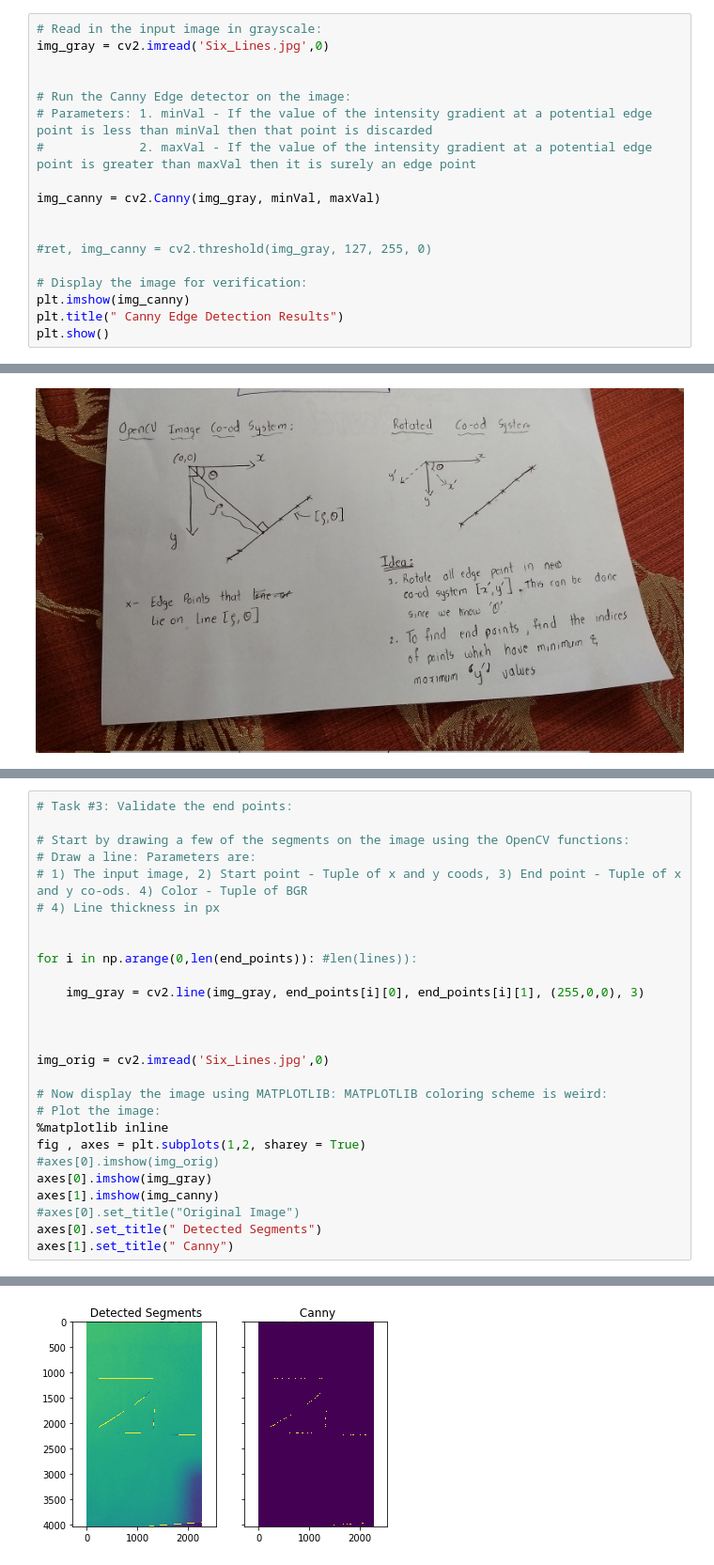
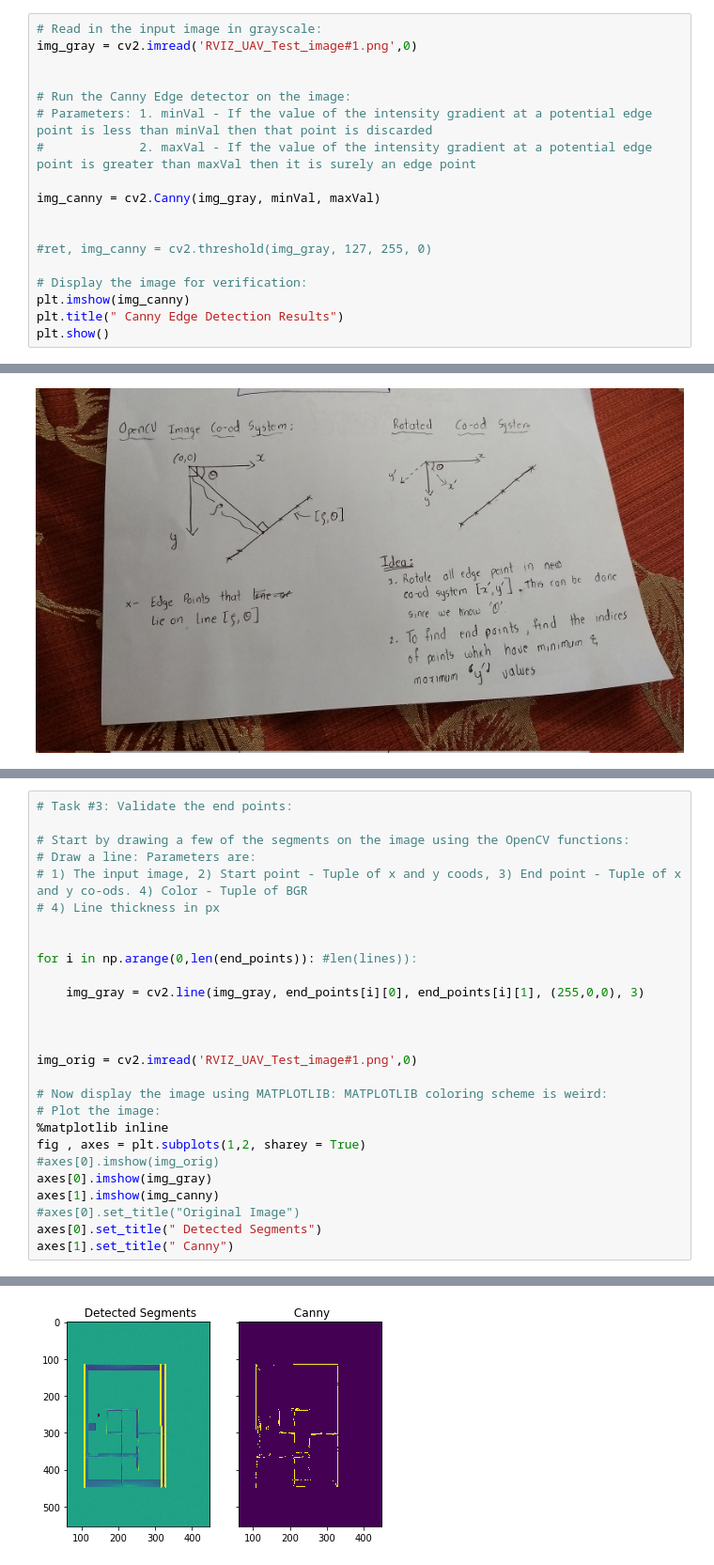
Before and after one commit to vTechSavyy/UAV_UGV_Perception_Planning, a Jupyter notebook: Perception/Custom_Hough_Transform.ipynb, the cells around one changed output, grey strips where cells are left out. Shown at 94% size. Drawn from its saved outputs; the diff is of its cells as text.

```diff
--- a/Perception/Custom_Hough_Transform.ipynb
+++ b/Perception/Custom_Hough_Transform.ipynb
@@ -20,7 +20,7 @@ min_thresh = 300
 segThresh = 75  # pixels
 # %%
 # Read in the input image in grayscale:
-img_gray = cv2.imread('Six_Lines.jpg',0)
+img_gray = cv2.imread('RVIZ_UAV_Test_image#1.png',0)
 
 
 # Run the Canny Edge detector on the image:
@@ -317,7 +317,7 @@ for i in np.arange(0,len(end_points)): #len(lines)):
 
 
 
-img_orig = cv2.imread('Six_Lines.jpg',0)
+img_orig = cv2.imread('RVIZ_UAV_Test_image#1.png',0)
 
 # Now display the image using MATPLOTLIB: MATPLOTLIB coloring scheme is weird:
 # Plot the image:
@@ -334 +334 @@ axes[1].set_title(" Canny")
-[figure, old version]
+[figure, new version]
```
Also changed, not shown: parts of 9 cells of this notebook, 13 other files.
